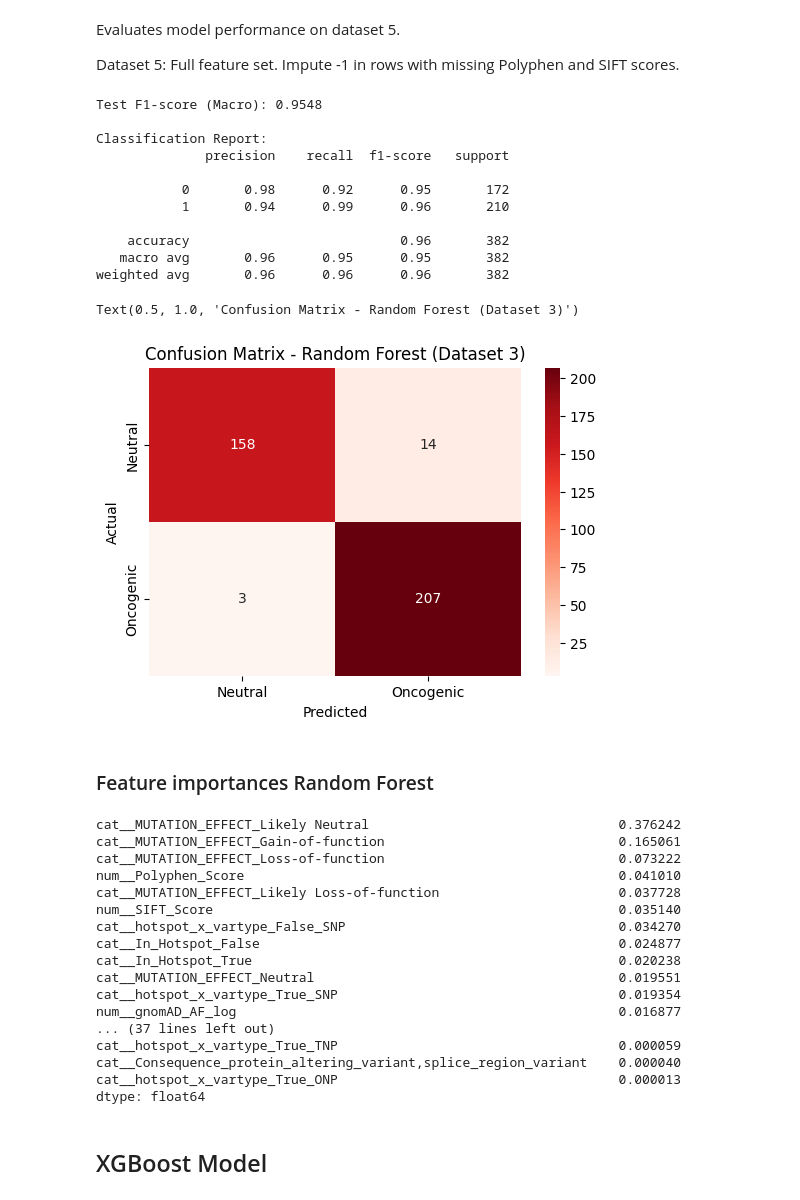
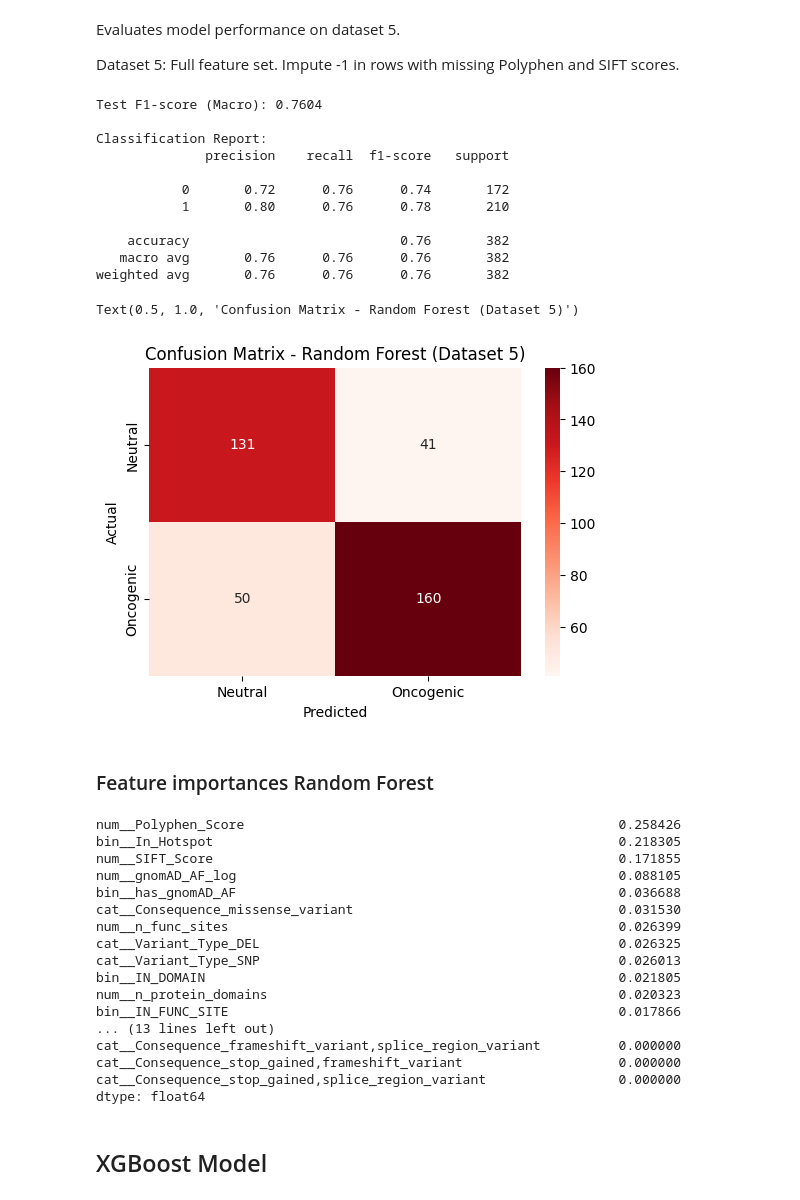
Before and after one commit to anekleiven/machine_learning_pipeline, a Jupyter notebook: 04_Model_Training.ipynb, the cells around one changed output. Saved outputs shown, nothing was run; the diff lists cells and outputs as text; code cells hidden in the pictures.

```diff
--- a/04_Model_Training.ipynb
+++ b/04_Model_Training.ipynb
@@ -234,8 +225,8 @@ X_train_5 has 0 missing values.
 # %% [markdown]
 ## Define the Pipelines
 # %%
-categorical_feat = ["Variant_Type", "Consequence", "hotspot_x_vartype"]
-binary_feat = ["IN_DOMAIN", "has_gnomAD_AF", "IN_FUNC_SITE", "In_Hotspot", "missing_SIFT", "missing_Polyphen", "hotspot_and_func", "is_null_var_tsg"]
+categorical_feat = ["Variant_Type", "Consequence"]
+binary_feat = ["IN_DOMAIN", "has_gnomAD_AF", "IN_FUNC_SITE", "In_Hotspot", "ncg_oncogene", "ncg_tsg", "is_null_var_tsg"]
 numerical_feat = ["gnomAD_AF_log", "Polyphen_Score", "SIFT_Score", "n_protein_domains", "n_func_sites"]
 
 def create_pipeline(df, model, categorical_feat, binary_feat, numerical_feat):
@@ -592,29 +583,29 @@ print(f"Test F1-score (Macro): {test_f1:.4f}")
 print("\nClassification Report:")
 print(classification_report(y_test_5, y_pred_5))
 # %% [output]
-Test F1-score (Macro): 0.9548
+Test F1-score (Macro): 0.7604
 
 Classification Report:
               precision    recall  f1-score   support
 
-           0       0.98      0.92      0.95       172
-           1       0.94      0.99      0.96       210
+           0       0.72      0.76      0.74       172
+           1       0.80      0.76      0.78       210
 
-    accuracy                           0.96       382
-   macro avg       0.96      0.95      0.95       382
-weighted avg       0.96      0.96      0.96       382
+    accuracy                           0.76       382
+   macro avg       0.76      0.76      0.76       382
+weighted avg       0.76      0.76      0.76       382
 # %%
 cm = confusion_matrix(y_test_5, y_pred_5)
 plt.figure(figsize=(6,4))
 sns.heatmap(cm, annot=True, fmt='d', cmap='Reds',
             xticklabels=['Neutral', 'Oncogenic'],
             yticklabels=['Neutral', 'Oncogenic'])
 plt.xlabel('Predicted')
 plt.ylabel('Actual')
-plt.title('Confusion Matrix - Random Forest (Dataset 3)')
+plt.title('Confusion Matrix - Random Forest (Dataset 5)')
 # %% [output]
-Text(0.5, 1.0, 'Confusion Matrix - Random Forest (Dataset 3)')
+Text(0.5, 1.0, 'Confusion Matrix - Random Forest (Dataset 5)')
-[figure, old version]
+[figure, new version]
 # %% [markdown]
 ### Feature importances Random Forest
 # %%
@@ -632,22 +623,22 @@ feat_importances = pd.Series(
 
 print(feat_importances)
 # %% [output]
-cat__MUTATION_EFFECT_Likely Neutral                                0.376242
-cat__MUTATION_EFFECT_Gain-of-function                              0.165061
-cat__MUTATION_EFFECT_Loss-of-function                              0.073222
-num__Polyphen_Score                                                0.041010
-cat__MUTATION_EFFECT_Likely Loss-of-function                       0.037728
-num__SIFT_Score                                                    0.035140
-cat__hotspot_x_vartype_False_SNP                                   0.034270
-cat__In_Hotspot_False                                              0.024877
-cat__In_Hotspot_True                                               0.020238
-cat__MUTATION_EFFECT_Neutral                                       0.019551
-cat__hotspot_x_vartype_True_SNP                                    0.019354
-num__gnomAD_AF_log                                                 0.016877
-... (37 lines left out)
-cat__hotspot_x_vartype_True_TNP                                    0.000059
-cat__Consequence_protein_altering_variant,splice_region_variant    0.000040
-cat__hotspot_x_vartype_True_ONP                                    0.000013
+num__Polyphen_Score                                                0.258426
+bin__In_Hotspot                                                    0.218305
+num__SIFT_Score                                                    0.171855
+num__gnomAD_AF_log                                                 0.088105
+bin__has_gnomAD_AF                                                 0.036688
+cat__Consequence_missense_variant                                  0.031530
+num__n_func_sites                                                  0.026399
+cat__Variant_Type_DEL                                              0.026325
+cat__Variant_Type_SNP                                              0.026013
+bin__IN_DOMAIN                                                     0.021805
+num__n_protein_domains                                             0.020323
+bin__IN_FUNC_SITE                                                  0.017866
+... (13 lines left out)
+cat__Consequence_frameshift_variant,splice_region_variant          0.000000
+cat__Consequence_stop_gained,frameshift_variant                    0.000000
+cat__Consequence_stop_gained,splice_region_variant                 0.000000
 dtype: float64
 # %% [markdown]
 ## XGBoost Model
```
Also changed, not shown: parts of 32 cells of this notebook, 8 other files.
